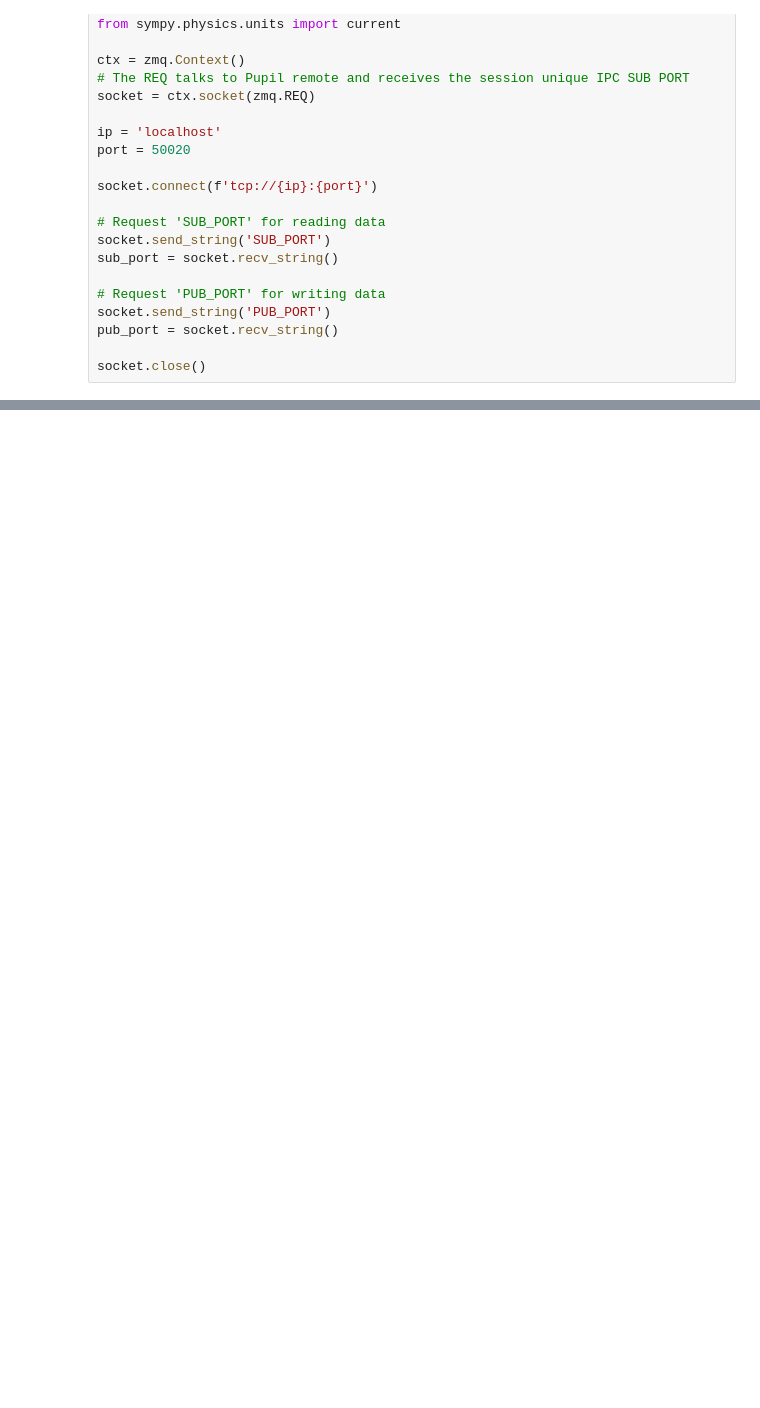
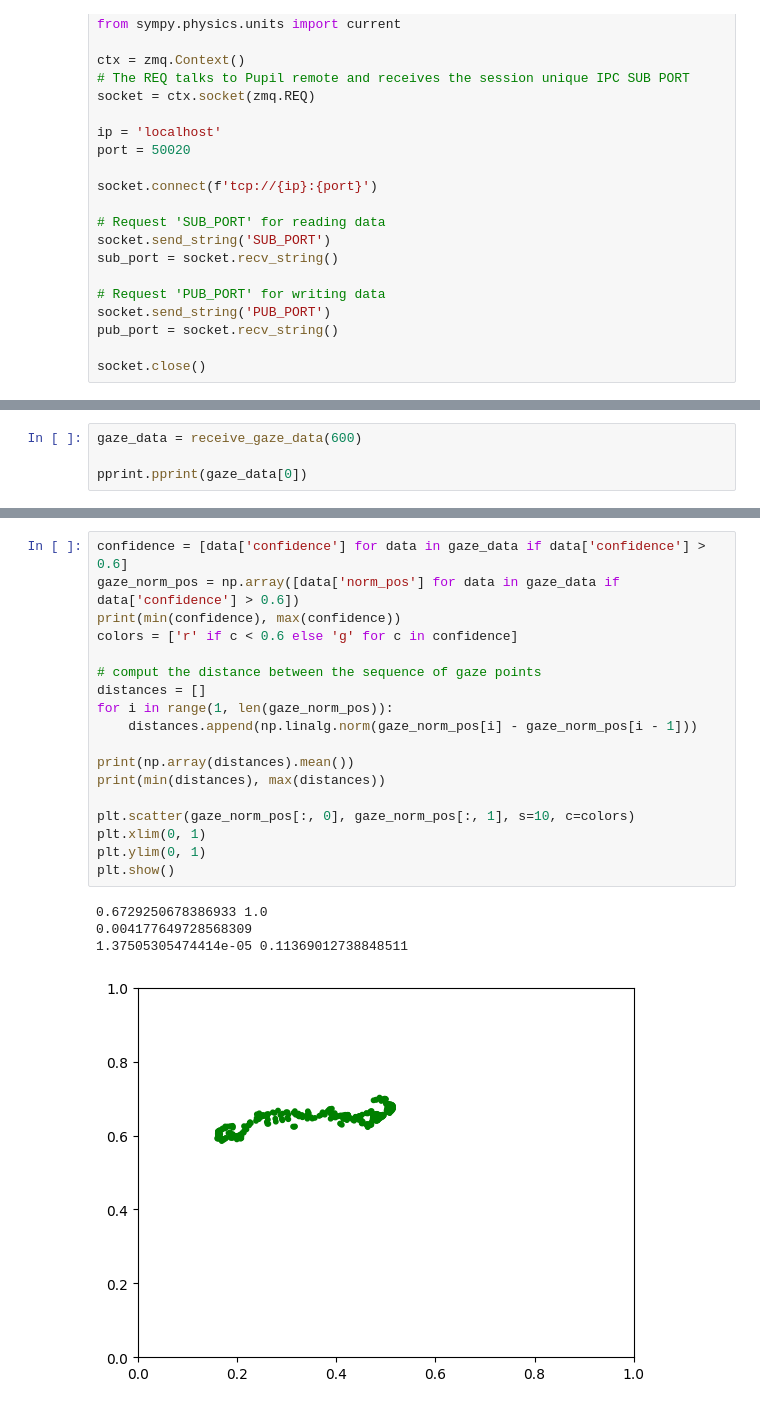
Before and after one commit to Tobivanceobi/IMP_Magical_Gaze-based_Device_Control, a Jupyter notebook: Data_Analysis/Gaze_Plotting.ipynb, the cells around one changed output, grey strips where cells are left out. Saved outputs shown, nothing was run; the diff lists cells and outputs as text; blank space fills up the shorter version.

```diff
--- a/Data_Analysis/Gaze_Plotting.ipynb
+++ b/Data_Analysis/Gaze_Plotting.ipynb
@@ -235,0 +263,4 @@ fig.savefig('../.local/plots/head_movement/fixation_during_head_movement_left.pn
+# %%
+gaze_data = receive_gaze_data(600)
+
+pprint.pprint(gaze_data[0])
@@ -235,0 +285,23 @@ fig.savefig('../.local/plots/head_movement/fixation_during_head_movement_left.pn
+# %%
+confidence = [data['confidence'] for data in gaze_data if data['confidence'] > 0.6]
+gaze_norm_pos = np.array([data['norm_pos'] for data in gaze_data if data['confidence'] > 0.6])
+print(min(confidence), max(confidence))
+colors = ['r' if c < 0.6 else 'g' for c in confidence]
+
+# comput the distance between the sequence of gaze points
+distances = []
+for i in range(1, len(gaze_norm_pos)):
+    distances.append(np.linalg.norm(gaze_norm_pos[i] - gaze_norm_pos[i - 1]))
+
+print(np.array(distances).mean())
+print(min(distances), max(distances))
+
+plt.scatter(gaze_norm_pos[:, 0], gaze_norm_pos[:, 1], s=10, c=colors)
+plt.xlim(0, 1)
+plt.ylim(0, 1)
+plt.show()
+# %% [output]
+0.6729250678386933 1.0
+0.004177649728568309
+1.37505305474414e-05 0.11369012738848511
+[figure, added]
```
Also changed, not shown: parts of 9 cells of this notebook, 5 other files.
